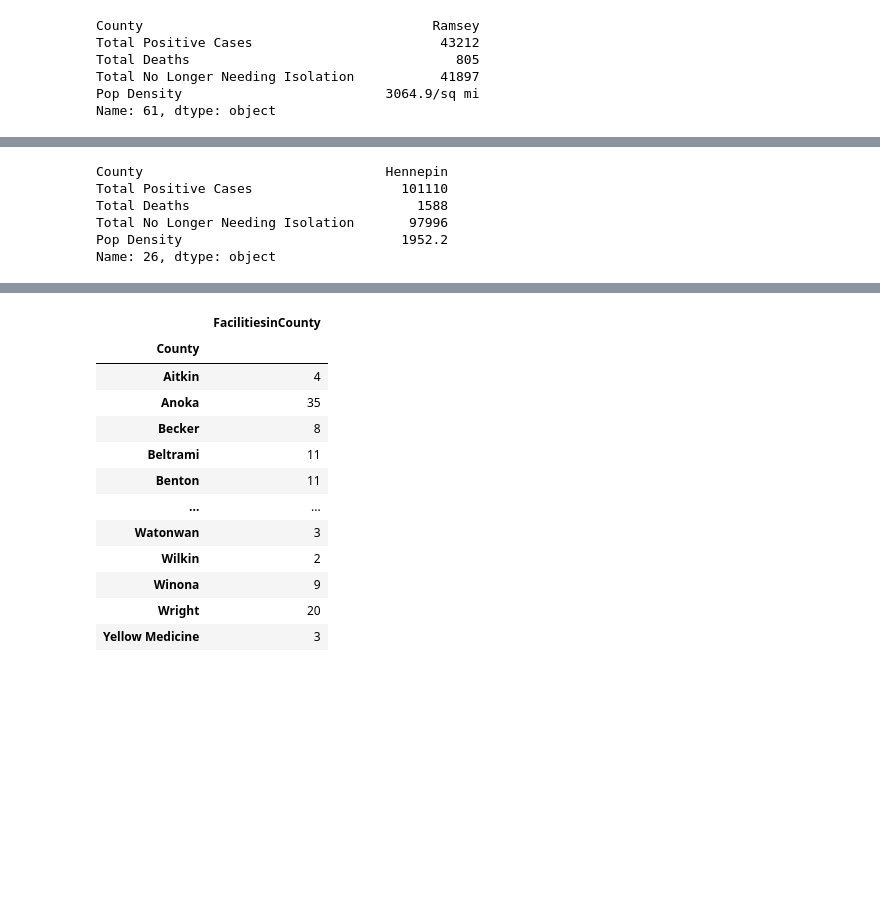
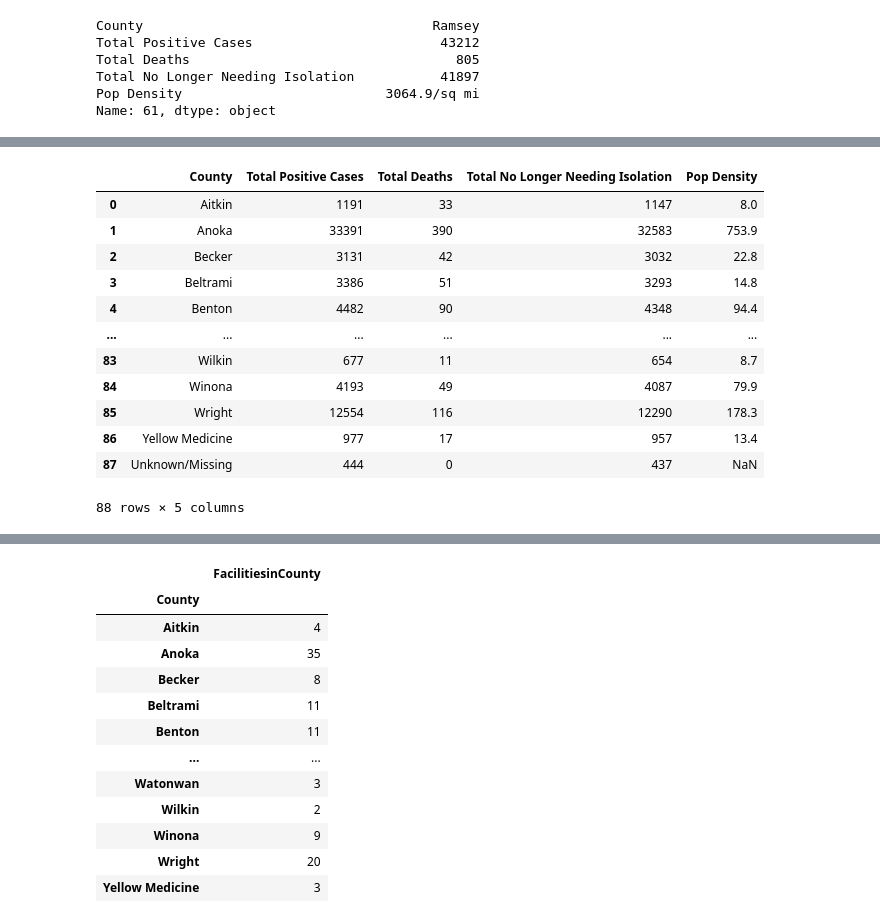
Before and after one commit to jaredbarkley0/PythonGroupProject, a Jupyter notebook: Group Project Data Clean.ipynb, the cells around one changed output, grey strips where cells are left out. Cells and saved outputs as stored; diff of their text form; code cells hidden in the pictures; blank space fills up the shorter version.

```diff
--- a/Group Project Data Clean.ipynb
+++ b/Group Project Data Clean.ipynb
@@ -60,18 +57,22 @@ memory usage: 3.6+ KB
 # %%
-#s.str.extract(r'([ab])(\d)')
-
-#countycasesraw['Pop Density'] = countycasesraw['Pop Density'].str.extractall(r'(\d)')
-#countycasesraw['Pop Density'] = countycasesraw['Pop Density'].astype(float)
+# Reformatting "Pop Density" column into a float value so we can calculate off of it
+# Use .strip method on string to remove '/sq mi' and then convert to float
 
 countycasesraw['Pop Density'] = countycasesraw['Pop Density'].astype(str).map(lambda x: x.strip('/sq mi')).astype(float)
 #countycasesraw['Pop Density'] = countycasesraw['Pop Density'].astype(str).map(lambda x: x.strip(','))
-countycasesraw['County'] = countycasesraw['County'].astype('string')
 
-countycasesraw.loc[26]
+countycasesraw
 # %% [output]
+|  | County | Total Positive Cases | Total Deaths | Total No Longer Needing Isolation | Pop Density |
+| 0 | Aitkin | 1191 | 33 | 1147 | 8.0 |
+| 1 | Anoka | 33391 | 390 | 32583 | 753.9 |
+| 2 | Becker | 3131 | 42 | 3032 | 22.8 |
+| 3 | Beltrami | 3386 | 51 | 3293 | 14.8 |
+| 4 | Benton | 4482 | 90 | 4348 | 94.4 |
+| ... | ... | ... | ... | ... | ... |
+| 83 | Wilkin | 677 | 11 | 654 | 8.7 |
+| 84 | Winona | 4193 | 49 | 4087 | 79.9 |
+| 85 | Wright | 12554 | 116 | 12290 | 178.3 |
+| 86 | Yellow Medicine | 977 | 17 | 957 | 13.4 |
+| 87 | Unknown/Missing | 444 | 0 | 437 | NaN |
-County                               Hennepin
-Total Positive Cases                   101110
-Total Deaths                             1588
-Total No Longer Needing Isolation       97996
-Pop Density                            1952.2
-Name: 26, dtype: object
+88 rows × 5 columns
```
Also changed, not shown: parts of 20 cells of this notebook.
